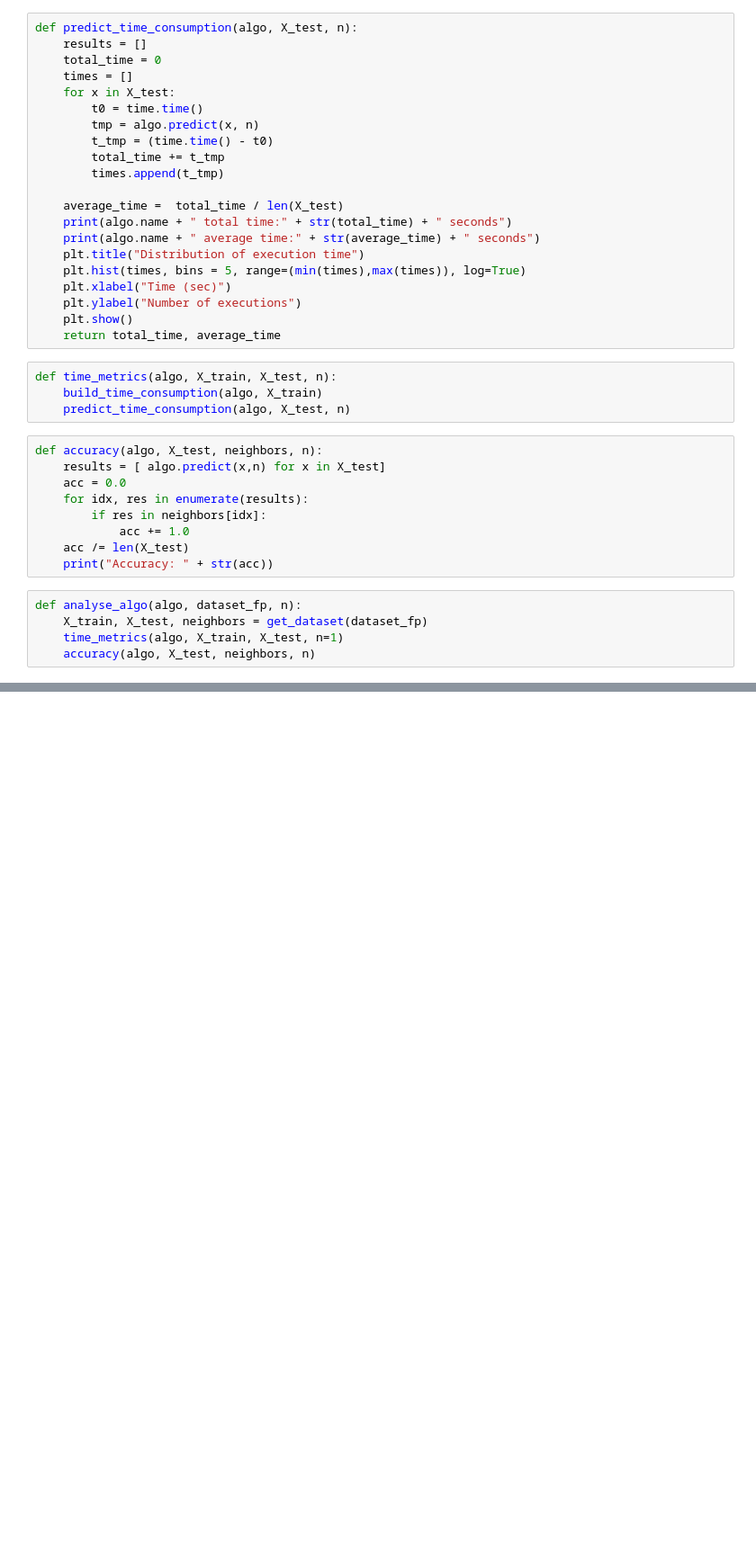
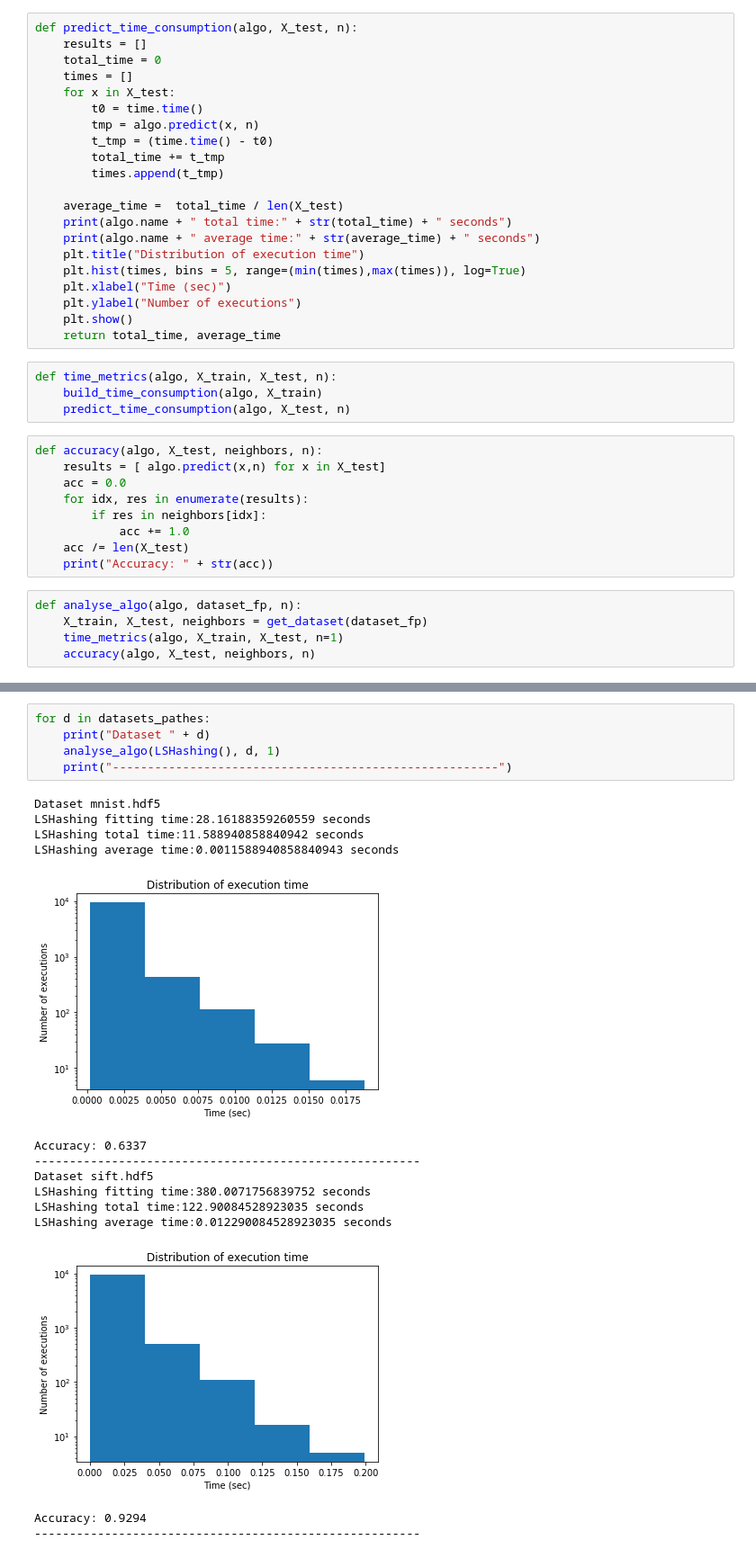
Before and after one commit to Greeser/algo18, a Jupyter notebook: analysis.ipynb, the cells around one changed output, grey strips where cells are left out. Shown at 90% size. Drawn from its saved outputs; the diff is of its cells as text; blank space fills up the shorter version.

```diff
--- a/analysis.ipynb
+++ b/analysis.ipynb
@@ -74 +78,21 @@ Accuracy: 0.9495
 -------------------------------------------------------
+# %%
+for d in datasets_pathes:
+    print("Dataset " + d)
+    analyse_algo(LSHashing(), d, 1)
+    print("-------------------------------------------------------")
+# %% [output]
+Dataset mnist.hdf5
+LSHashing fitting time:28.16188359260559 seconds
+LSHashing total time:11.588940858840942 seconds
+LSHashing average time:0.0011588940858840943 seconds
+[figure, added]
+Accuracy: 0.6337
+-------------------------------------------------------
+Dataset sift.hdf5
+LSHashing fitting time:380.0071756839752 seconds
+LSHashing total time:122.90084528923035 seconds
+LSHashing average time:0.012290084528923035 seconds
+[figure, added]
+Accuracy: 0.9294
+-------------------------------------------------------
```
Also changed, not shown: parts of 3 cells of this notebook, 1 other file.
